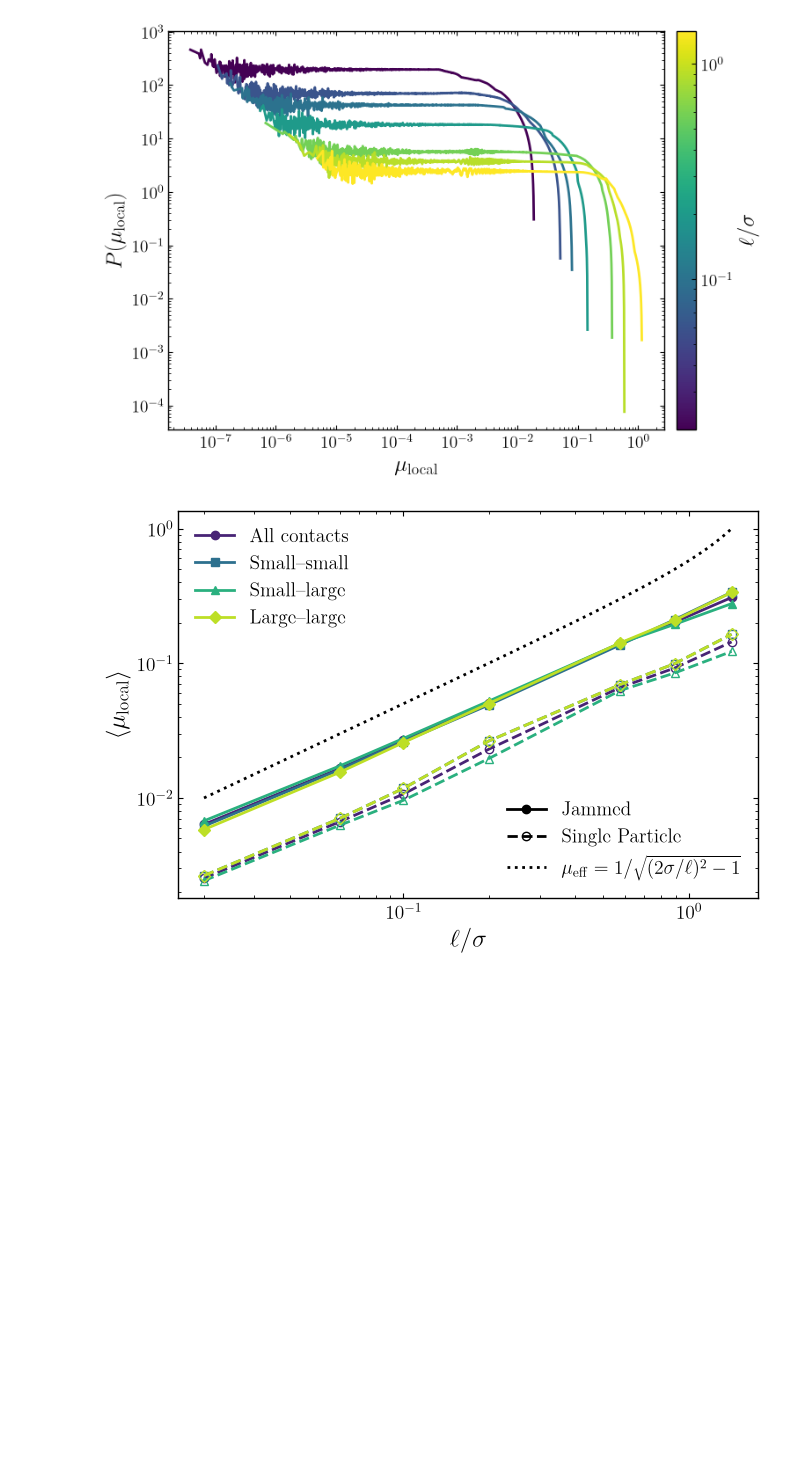
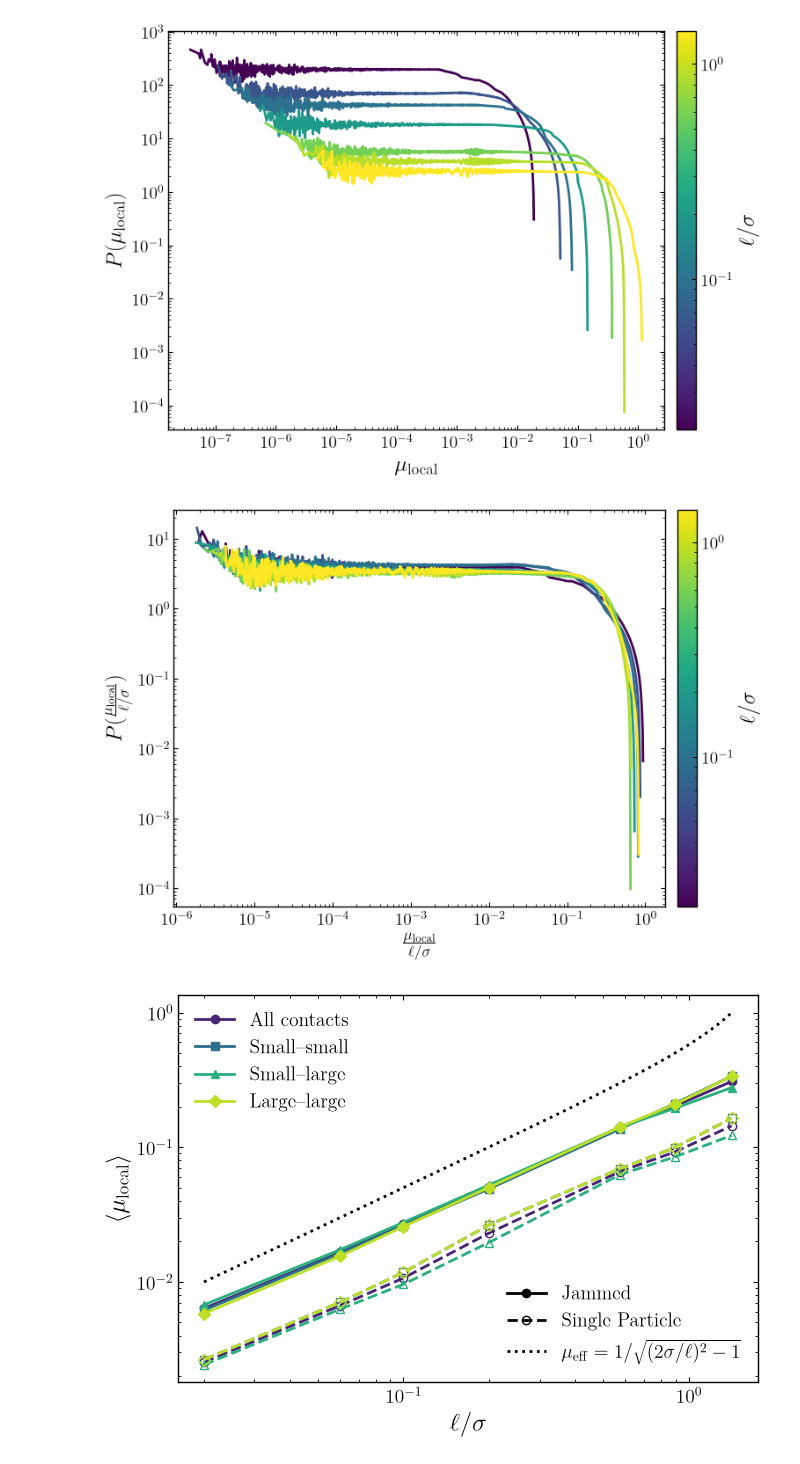
Before and after one commit to rohan-goyal-1/summer-26, a Jupyter notebook: friction/uniform/uniform.ipynb, the cells around one changed output. Saved outputs shown, nothing was run; the diff lists cells and outputs as text; code cells hidden in the pictures; blank space fills up the shorter version.

```diff
--- a/friction/uniform/uniform.ipynb
+++ b/friction/uniform/uniform.ipynb
@@ -195,6 +195,82 @@ plt.savefig("../../figures/friction/uniform/sampled-distributions.png", dpi=600,
 plt.show()
 # %% [output]
 [figure]
+# %%
+from matplotlib.colors import LogNorm
+
+l_over_sigma = 2 * mu_eff / np.sqrt(1 + mu_eff**2)
+min_count = 10
+
+def positive(values):
+    return values[np.isfinite(values) & (values > 0)]
+
+def normalized_sampled(value, key, ratio):
+    return positive(sampled_data[value][key]) / ratio
+
+positive_values = np.concatenate([
+    normalized_sampled(value, key, ratio)
+    for value, ratio in zip(mu_eff, l_over_sigma)
+    for key in ("ss", "sl", "ll")
+])
+
+bins = np.logspace(
+    np.log10(positive_values.min()),
+    np.log10(positive_values.max()),
+    2000,
+)
+
+centers = np.sqrt(bins[:-1] * bins[1:])
+norm = LogNorm(l_over_sigma.min(), l_over_sigma.max())
+cmap = plt.get_cmap("viridis")
+
+def density(values):
+    values = positive(values)
+    counts, _ = np.histogram(values, bins=bins)
+    probability = counts / (len(values) * np.diff(bins))
+    return probability, counts
+
+fig, ax = plt.subplots()
+
+for value, ratio in zip(mu_eff, l_over_sigma):
+    ss_probability, ss_counts = density(normalized_sampled(value, "ss", ratio))
+    sl_probability, sl_counts = density(normalized_sampled(value, "sl", ratio))
+    ll_probability, ll_counts = density(normalized_sampled(value, "ll", ratio))
+
+    probability = (
+        0.25 * ss_probability
+        + 0.50 * sl_probability
+        + 0.25 * ll_probability
+    )
+
+    counts = ss_counts + sl_counts + ll_counts
+    mask = counts >= min_count
+
+    ax.plot(
+        centers[mask],
+        probability[mask],
+        color=cmap(norm(ratio)),
+    )
+
+colorbar = fig.colorbar(
+    plt.cm.ScalarMappable(norm=norm, cmap=cmap),
+    ax=ax,
+    pad=0.02,
+)
+
+colorbar.set_label(r"$\ell/\sigma$")
+ax.set_xscale("log")
+ax.set_yscale("log")
+ax.set_xlabel(r"$\frac{\mu_{\mathrm{local}}}{\ell/\sigma}$")
+ax.set_ylabel(r"$P(\frac{\mu_{\mathrm{local}}}{\ell/\sigma})$")
+plt.tight_layout()
+plt.savefig(
+    "../../figures/friction/uniform/sampled-distributions-collapsed.png",
+    dpi=600,
+    bbox_inches="tight",
+)
+plt.show()
+# %% [output]
+[figure, added]
 # %%
 from scipy.stats import gmean
 
```
Also changed, not shown: 11 other files.
